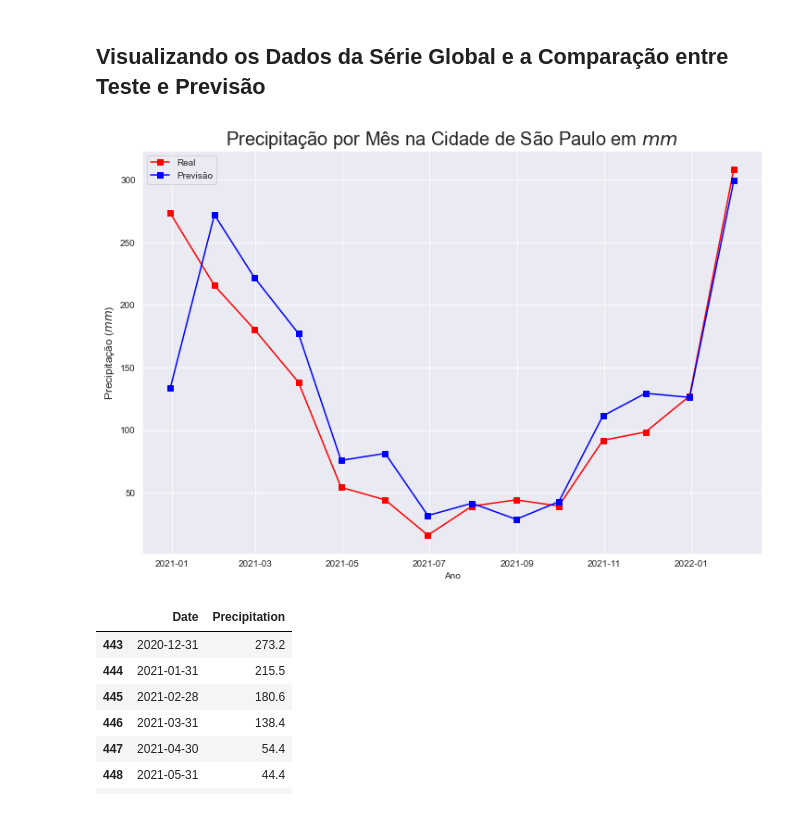
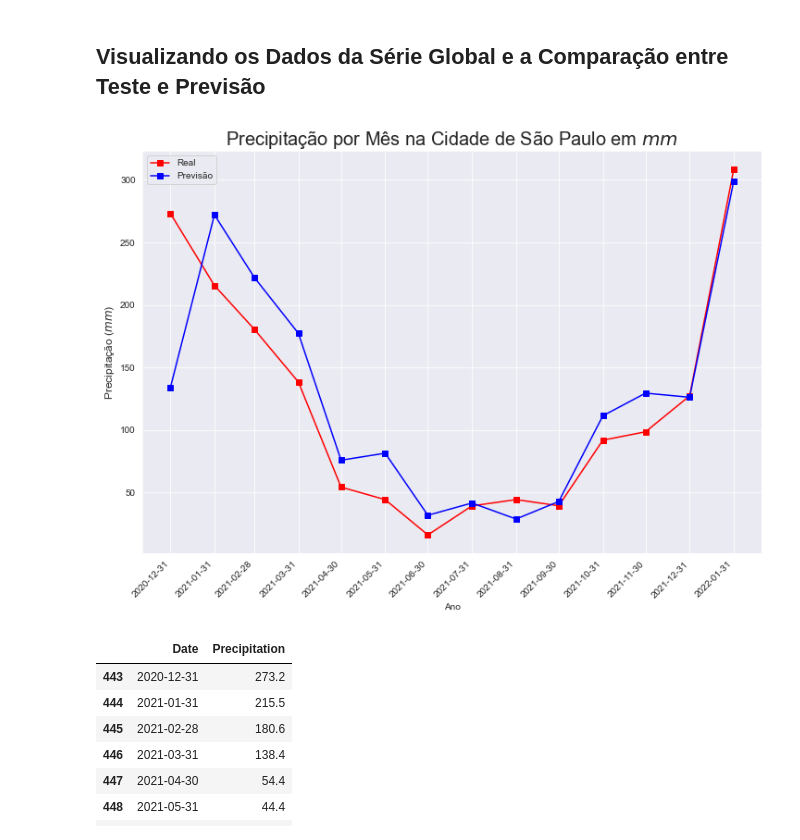
Before and after one commit to matheus-alv/time_series_precipitation, a Jupyter notebook: prophet_rainfall.ipynb, the cells around one changed output. Cells and saved outputs as stored; diff of their text form; code cells hidden in the pictures.

```diff
--- a/prophet_rainfall.ipynb
+++ b/prophet_rainfall.ipynb
@@ -99,17 +103,23 @@ previsao = previsao.round(1)
 # %%
 fig = plt.figure(figsize=(12, 8))
 
 plt.plot(test.Date, test.Precipitation, 's-r')
 plt.plot(previsao.Date, previsao.Precipitation, 's-b')
 
 plt.title('Precipitação por Mês na Cidade de São Paulo em $mm$', fontsize=20)
 
 plt.ylabel('Precipitação ($mm$)', fontsize=12)
 plt.xlabel('Ano')
 plt.legend(['Real', 'Previsão']);
+
+import matplotlib.dates as mdates
+months = mdates.MonthLocator(interval=1, bymonthday=-1)
+plt.gca().xaxis.set_major_locator(months)
+plt.gca().xaxis.set_major_formatter(mdates.DateFormatter('%Y-%m-%d'))
+plt.xticks(rotation=45, ha='right')
 plt.show()
 # %% [output]
-[figure, old version]
+[figure, new version]
 # %%
 test #valores utilizados para testar o modelo (valores reais)
 # %% [output]
```
Also changed, not shown: parts of 3 cells of this notebook, 1 other file.
